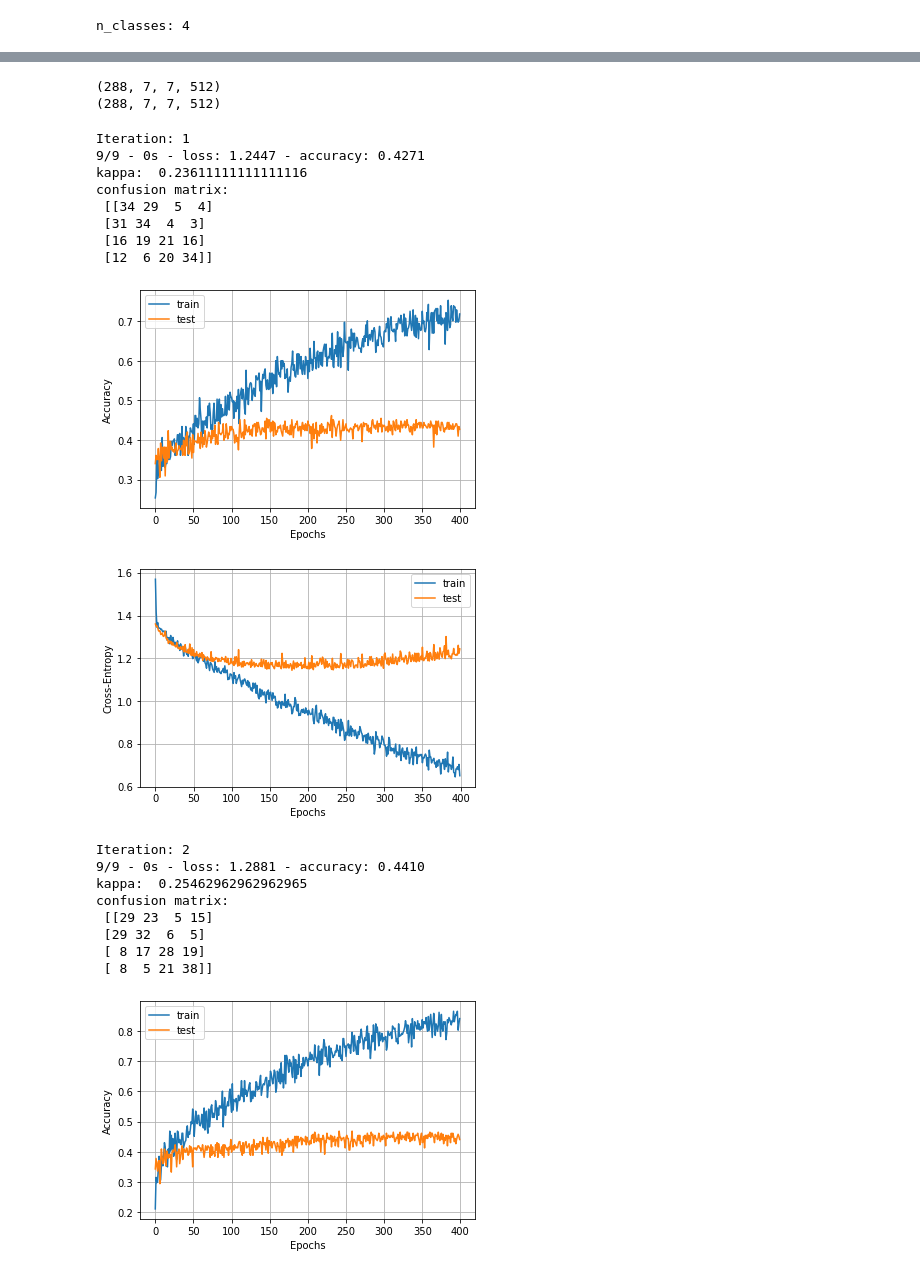
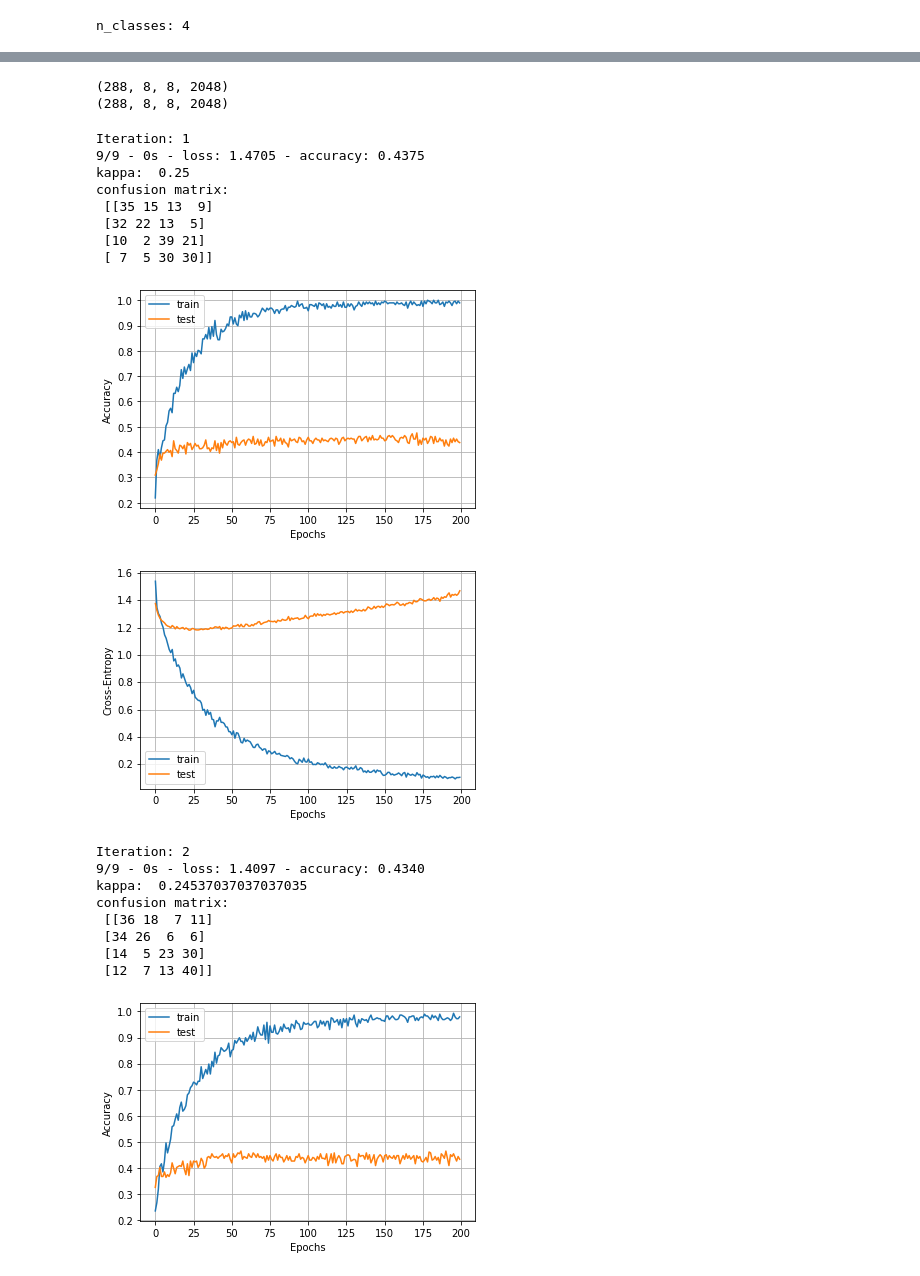
Before and after one commit to EdgarMoyete/Deep-Learning-BCI-IV-2a, a Jupyter notebook: Escalogramas-CWT/Transfer-Learning.ipynb, the cells around one changed output, grey strips where cells are left out. Drawn from its saved outputs; the diff is of its cells as text; code cells hidden in the pictures.

```diff
--- a/Escalogramas-CWT/Transfer-Learning.ipynb
+++ b/Escalogramas-CWT/Transfer-Learning.ipynb
@@ -95,8 +80,8 @@ y_test = le.transform(y_test)
 #unir 22 canales
 def unir_escalogramas_vertical_resize(data):
   escalas = np.arange(1,129)
-  dim = (224, 224) #ancho, alto
-  datos = np.zeros((288,224,224,3))
+  dim = (299, 299) #ancho, alto
+  datos = np.zeros((288,299,299,3))
   temporal = np.zeros((2816,1000,3))
   for i in range(data.shape[0]): #288 muestras
     for j in range(22): #22 canales
@@ -143,8 +128,8 @@ x_train = x_train.astype('float32')
 x_test = x_test.astype('float32')
 
 #escalar los valores en un rango de 0 a 1 (normalizar)
-x_train /= 64.0
-x_test /= 64.0
+x_train /= 67.0
+x_test /= 67.0
 # %%
 print(np.max(x_train))
 print(np.max(x_test))
@@ -162,5 +147,5 @@ print(np.mean(x_test))
 # %%
-base_model = VGG16(weights='imagenet',
+base_model = InceptionV3(weights='imagenet',
                    include_top=False,
                    input_shape=x_train.shape[1:])
 # %% [output]
@@ -194,17 +161,17 @@ print(x_train.shape)
 x_test = base_model.predict(x_test)
 print(x_test.shape)
 # %% [output]
-(288, 7, 7, 512)
-(288, 7, 7, 512)
+(288, 8, 8, 2048)
+(288, 8, 8, 2048)
 # %%
 def transfer_learning():
   model = Sequential()
   model.add(Flatten(input_shape=x_train.shape[1:]))
-  model.add(Dense(128, activation='relu'))
+  model.add(Dense(64, activation='relu'))
   model.add(Dropout(0.5))
   model.add(Dense(n_classes, activation='softmax'))
 
-  optimizer = Adam(lr=1e-4)
+  optimizer = Adam(lr=1e-5)
   model.compile(optimizer = optimizer,
                 loss = 'sparse_categorical_crossentropy',
                 metrics = ['accuracy'])
@@ -218,7 +185,7 @@ for i in range(2):
 
   model = transfer_learning()
 
-  history = model.fit(x_train, y_train, epochs=400, batch_size=18,
+  history = model.fit(x_train, y_train, epochs=200, batch_size=18,
                       validation_data=(x_test, y_test), verbose=0)
 
   test_loss, test_acc = model.evaluate(x_test, y_test, verbose=2)
@@ -231,47 +198,47 @@ for i in range(2):
   kappa = cohen_kappa_score(y_test, y_pred)
   array_kappa.append(kappa)
   print("kappa: ", kappa)
 
   matriz_confusion = confusion_matrix(y_test, y_pred)
   print("confusion matrix:\n", matriz_confusion)
 
   plt.plot(history.history['accuracy'])
   plt.plot(history.history['val_accuracy'])
   plt.grid()
   plt.xlabel('Epochs')
   plt.ylabel('Accuracy')
   plt.legend(['train', 'test'])
   plt.show()
   plt.plot(history.history['loss'])
   plt.plot(history.history['val_loss'])
   plt.grid()
   plt.xlabel('Epochs')
   plt.ylabel('Cross-Entropy')
   plt.legend(['train', 'test'])
   plt.show()
 
 print()
 print("Resultados:")
 print("loss:", array_loss)
 print("accuracy:", array_acc)
 print("kappa:", array_kappa)
 # %% [output]
 Iteration: 1
-9/9 - 0s - loss: 1.2447 - accuracy: 0.4271
-kappa:  0.23611111111111116
+9/9 - 0s - loss: 1.4705 - accuracy: 0.4375
+kappa:  0.25
 confusion matrix:
- [[34 29  5  4]
- [31 34  4  3]
- [16 19 21 16]
- [12  6 20 34]]
+ [[35 15 13  9]
+ [32 22 13  5]
+ [10  2 39 21]
+ [ 7  5 30 30]]
-[figure, old version]
+[figure, new version]
-[figure, old version]
+[figure, new version]
 Iteration: 2
-9/9 - 0s - loss: 1.2881 - accuracy: 0.4410
-kappa:  0.25462962962962965
+9/9 - 0s - loss: 1.4097 - accuracy: 0.4340
+kappa:  0.24537037037037035
 confusion matrix:
- [[29 23  5 15]
- [29 32  6  5]
- [ 8 17 28 19]
- [ 8  5 21 38]]
+ [[36 18  7 11]
+ [34 26  6  6]
+ [14  5 23 30]
+ [12  7 13 40]]
-[figure, old version]
+[figure, new version]
```
Also changed, not shown: parts of 15 cells of this notebook, 4 other files.
